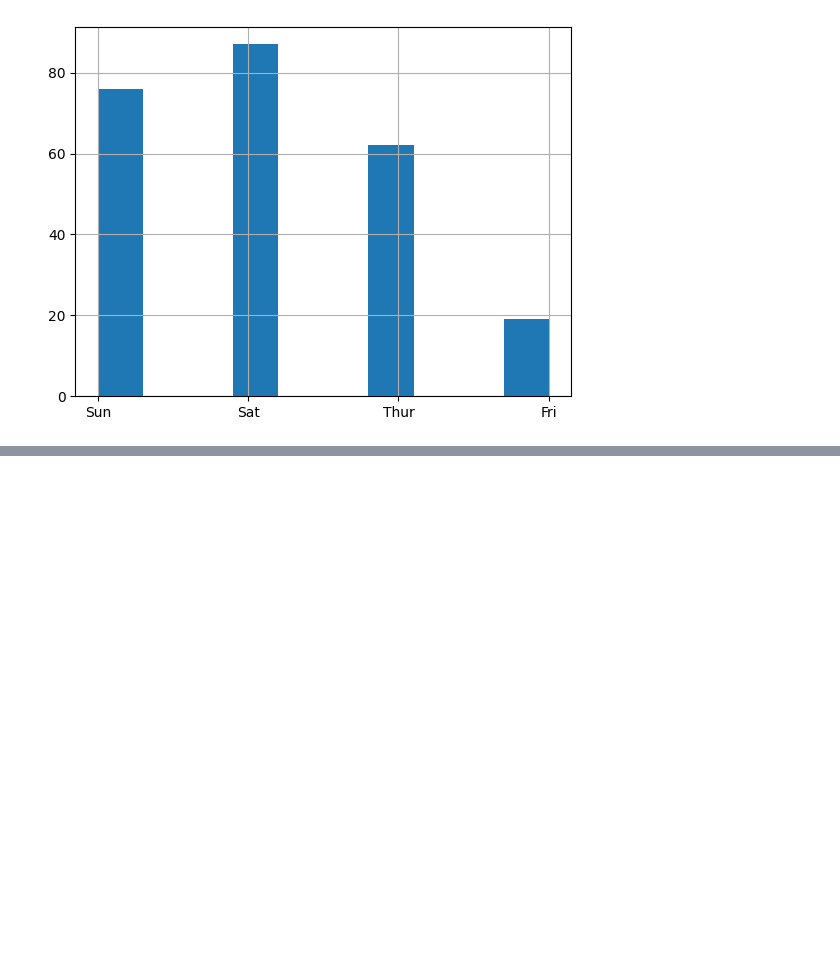
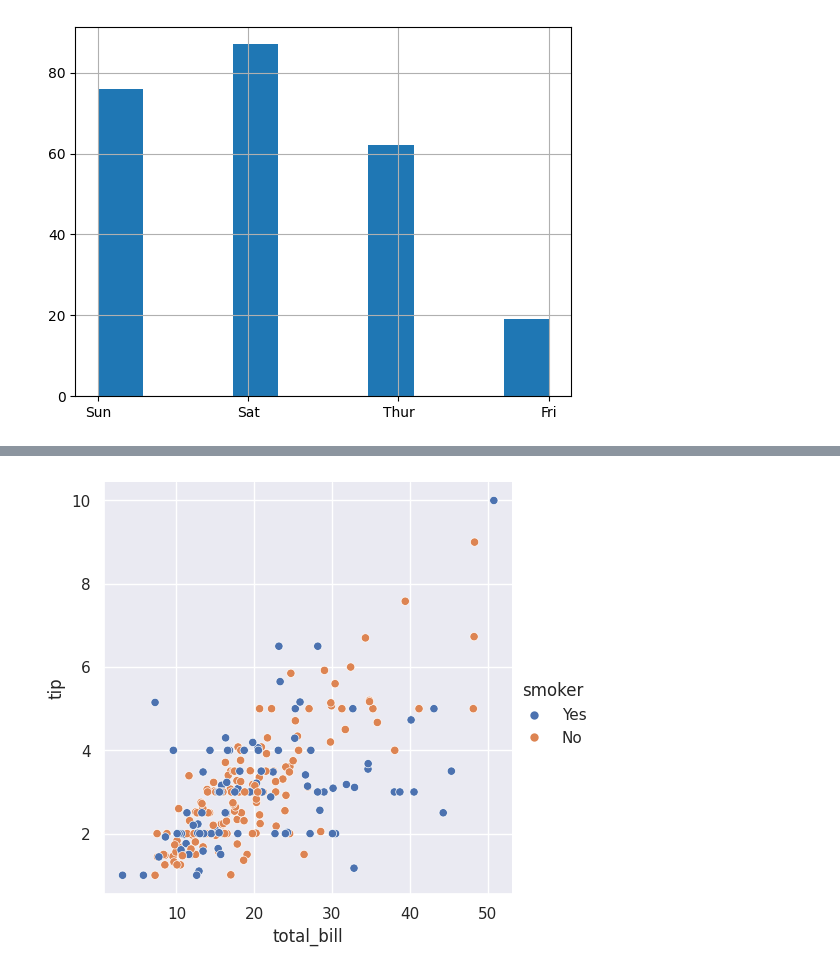
Before and after one commit to PaulinaTarkowsk/sql_recap, a Jupyter notebook: first.ipynb, the cells around one changed output, grey strips where cells are left out. Saved outputs shown, nothing was run; the diff lists cells and outputs as text; code cells hidden in the pictures; blank space fills up the shorter version.

```diff
--- a/first.ipynb
+++ b/first.ipynb
@@ -17,0 +24,6 @@ data['day'].hist()
+# %%
+# dataset visualization - total_bill vs. tip
+sns.set(style="darkgrid")
+plot = sns.relplot(x="total_bill", y="tip", hue="smoker", data=data)
+# %% [output]
+[figure, added]
```
Also changed, not shown: parts of 2 cells of this notebook.
